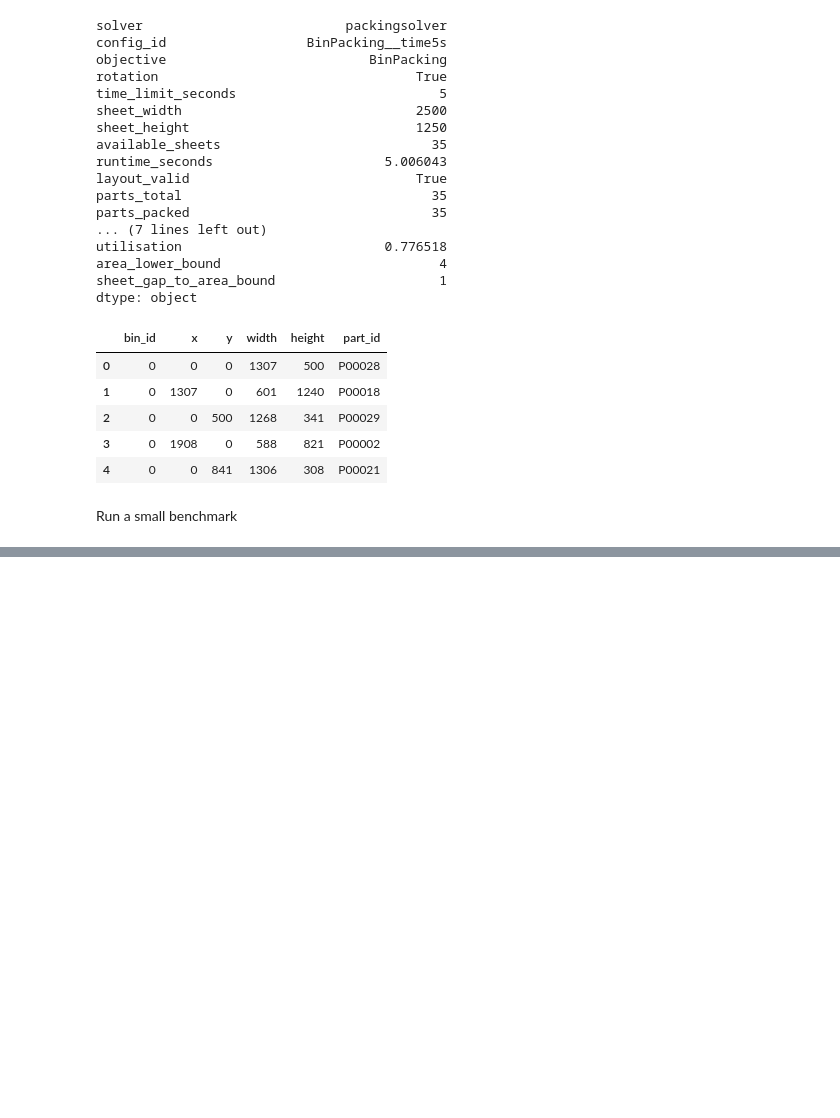
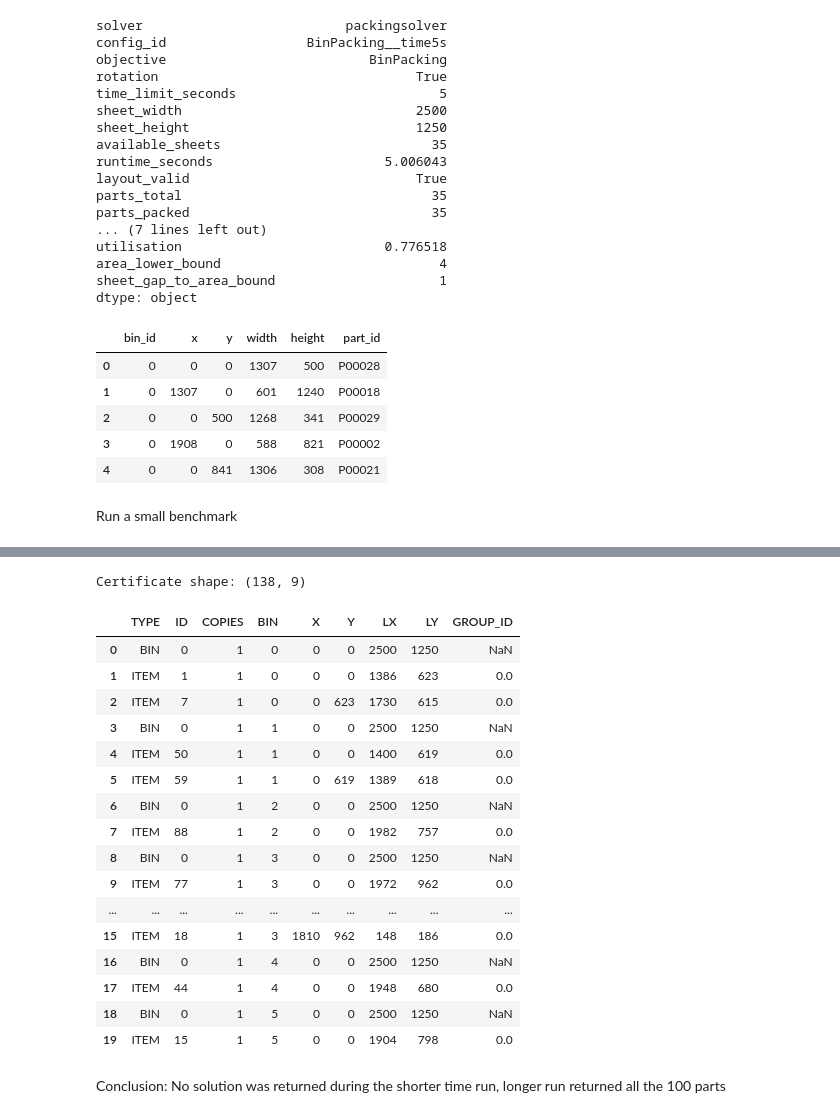
Before and after one commit to ivetsem/2D-Optimisation-in-Metals-Manufacturing, a Jupyter notebook: notebooks/03_packingsolver_exploration.ipynb, the cells around one changed output, grey strips where cells are left out. Saved outputs shown, nothing was run; the diff lists cells and outputs as text; code cells hidden in the pictures; blank space fills up the shorter version.

Commit message:
packing solver benchmark statistics

```diff
--- a/notebooks/03_packingsolver_exploration.ipynb
+++ b/notebooks/03_packingsolver_exploration.ipynb
@@ -463,0 +560,12 @@ benchmark_results.to_csv(
+# %%
+failing_dataset = next(
+    dataset
+    for dataset in datasets
+    if dataset["dataset_id"]
+    == "rect_v1_large_and_small_sheet2500x1250_n100_seed1"
+)
+
+parts = failing_dataset["parts"]
+sheet_w, sheet_h = failing_dataset["sheet_size"]
+rotation = True
+available_sheets = len(parts)
@@ -463,0 +629,14 @@ benchmark_results.to_csv(
+# %%
+import pandas as pd
+
+results_dir = project_root / "results" / "packingsolver"
+results_dir.mkdir(parents=True, exist_ok=True)
+
+debug_path = results_dir / "failing_solution.csv"
+
+output.solution.write(str(debug_path))
+
+debug_df = pd.read_csv(debug_path)
+
+print("Certificate shape:", debug_df.shape)
+display(debug_df.head(20))
@@ -463,0 +648,6 @@ benchmark_results.to_csv(
+# %%
+parameters.time_limit = 30
+
+output_longer = psr.optimize(instance, parameters)
+
+print(output_longer)
@@ -463,0 +672,30 @@ benchmark_results.to_csv(
+# %%
+debug_longer_path = results_dir / "failing_solution_30s.csv"
+
+output_longer.solution.write(str(debug_longer_path))
+
+debug_longer_df = pd.read_csv(debug_longer_path)
+
+print("Certificate shape:", debug_longer_df.shape)
+display(debug_longer_df.head(20))
+# %% [output]
+Certificate shape: (138, 9)
+|  | TYPE | ID | COPIES | BIN | X | Y | LX | LY | GROUP_ID |
+| 0 | BIN | 0 | 1 | 0 | 0 | 0 | 2500 | 1250 | NaN |
+| 1 | ITEM | 1 | 1 | 0 | 0 | 0 | 1386 | 623 | 0.0 |
+| 2 | ITEM | 7 | 1 | 0 | 0 | 623 | 1730 | 615 | 0.0 |
+| 3 | BIN | 0 | 1 | 1 | 0 | 0 | 2500 | 1250 | NaN |
+| 4 | ITEM | 50 | 1 | 1 | 0 | 0 | 1400 | 619 | 0.0 |
+| 5 | ITEM | 59 | 1 | 1 | 0 | 619 | 1389 | 618 | 0.0 |
+| 6 | BIN | 0 | 1 | 2 | 0 | 0 | 2500 | 1250 | NaN |
+| 7 | ITEM | 88 | 1 | 2 | 0 | 0 | 1982 | 757 | 0.0 |
+| 8 | BIN | 0 | 1 | 3 | 0 | 0 | 2500 | 1250 | NaN |
+| 9 | ITEM | 77 | 1 | 3 | 0 | 0 | 1972 | 962 | 0.0 |
+| ... | ... | ... | ... | ... | ... | ... | ... | ... | ... |
+| 15 | ITEM | 18 | 1 | 3 | 1810 | 962 | 148 | 186 | 0.0 |
+| 16 | BIN | 0 | 1 | 4 | 0 | 0 | 2500 | 1250 | NaN |
+| 17 | ITEM | 44 | 1 | 4 | 0 | 0 | 1948 | 680 | 0.0 |
+| 18 | BIN | 0 | 1 | 5 | 0 | 0 | 2500 | 1250 | NaN |
+| 19 | ITEM | 15 | 1 | 5 | 0 | 0 | 1904 | 798 | 0.0 |
+# %% [markdown]
+Conclusion: No solution was returned during the shorter time run, longer run returned all the 100 parts
```
Also changed, not shown: parts of 24 cells of this notebook, 7 other files.
